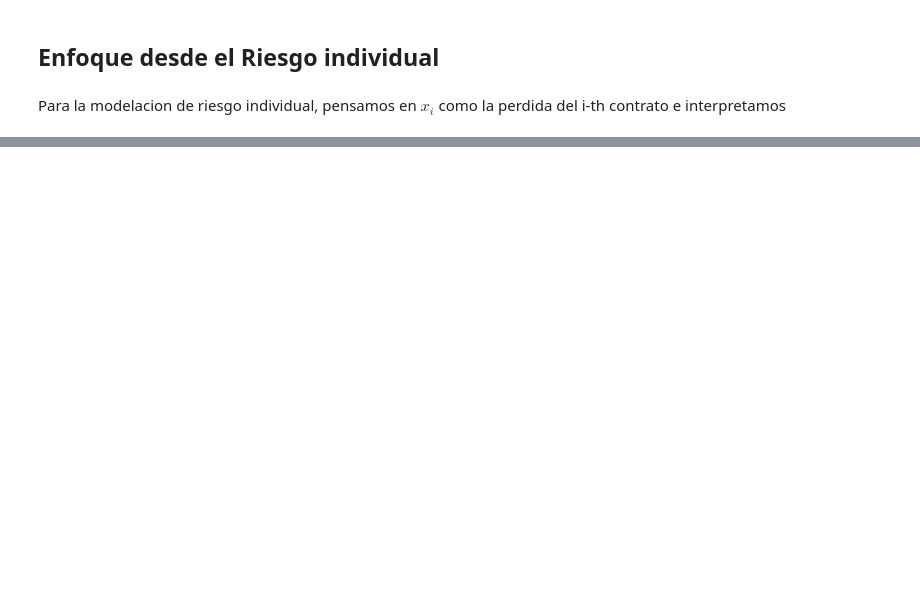
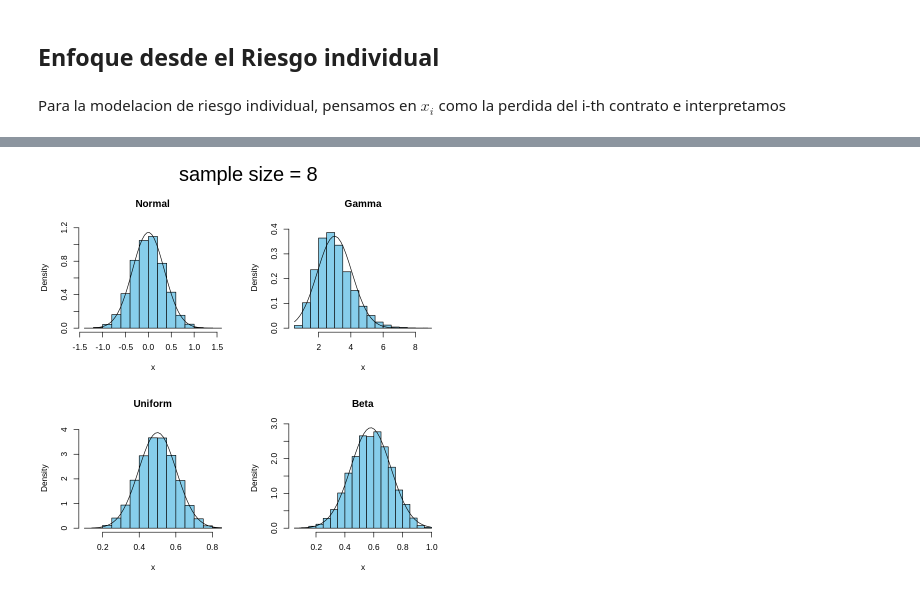
Before and after one commit to JesusRQP96/Actuarial-Model, a Jupyter notebook: Modelos_de_riesgo_colectivo_.ipynb, the cells around one changed output, grey strips where cells are left out. Drawn from its saved outputs; the diff is of its cells as text; code cells hidden in the pictures; blank space fills up the shorter version.

```diff
--- a/Modelos_de_riesgo_colectivo_.ipynb
+++ b/Modelos_de_riesgo_colectivo_.ipynb
@@ -116,0 +85,4 @@ clt.examp(n=2)
+# %%
+clt.examp(n=8)
+# %% [output]
+[figure, added]
```
Also changed, not shown: parts of 11 cells of this notebook.
